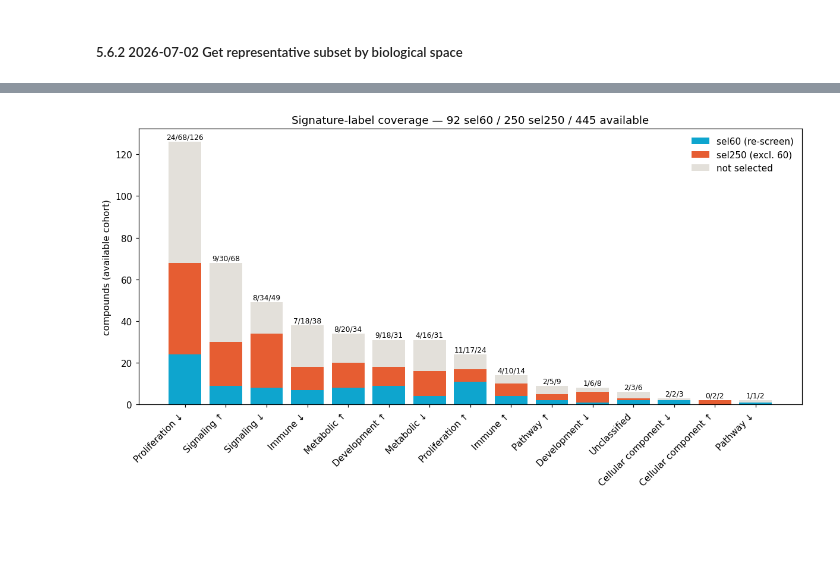
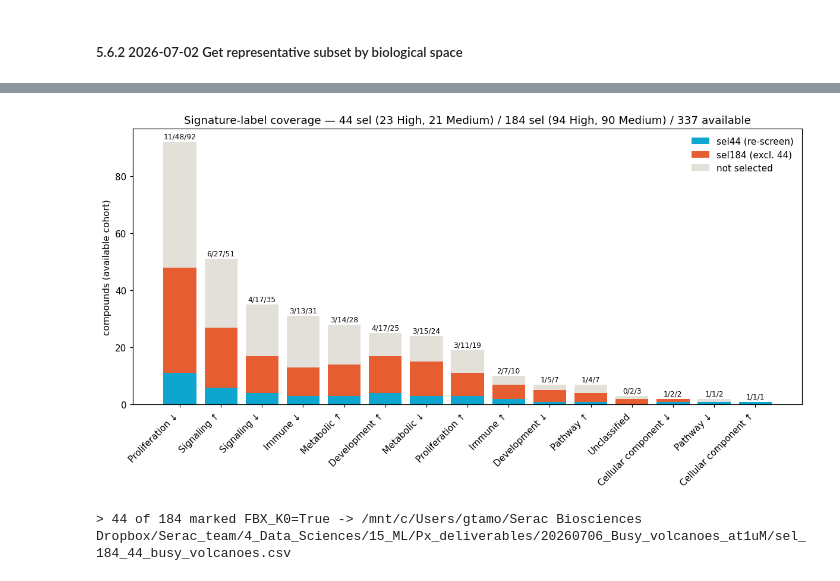
Before and after one commit to gtamo39/MS_ML, a Jupyter notebook: vignettes/MS_TargetML.ipynb, the cells around one changed output, grey strips where cells are left out. Drawn from its saved outputs; the diff is of its cells as text; code cells hidden in the pictures; blank space fills up the shorter version.

Commit message:
184 + 44 busy cmps delivered

```diff
--- a/vignettes/MS_TargetML.ipynb
+++ b/vignettes/MS_TargetML.ipynb
@@ -2433,8 +2421,8 @@ Name: count, dtype: int64
 ## show embedding space — same PCoA (chemical) 2D twice: (left) coloured by k-means cluster with the
 ## selected medoids in black; (right) coloured by dominant Hallmark signature label. Clusters were formed
 ## in the JOINT chem+signature space, so some overlap in the 2D chemical PCoA is expected.
-if 'signature_label' not in sel250.columns:
-    sel250 = pd.merge(sel250, sig_labels)
+if 'signature_label' not in sel184_sig.columns:
+    sel184_sig = pd.merge(sel184_sig, sig_labels)
 
 _emb = chem[['Axis.1', 'Axis.2']].copy()
 _emb['cluster'] = km.labels_.astype(str)                     # categorical labels for the plotter
@@ -2464,27 +2452,27 @@ plt.show()
 # %%
 ## Signature-label coverage — per label, the available cohort split into nested subsets:
 ## sel60 re-screen (azure, bottom) ⊂ the 250 (ember) ⊂ not-selected (paper). Bar height = total available;
-## azure + ember = the 250 selected. Annotated sel60/sel250/total.
+## azure + ember = the 250 selected. Annotated sel60/sel184_sig/total.
 _avail = (sig_labels.set_index('compound')['signature_label']
           .reindex(MF_sel['compound']).fillna('Unclassified'))
 _cov = pd.DataFrame({'total': _avail.value_counts()})
-_cov['sel250'] = _avail[_avail.index.isin(sel250['compound'])].value_counts().reindex(_cov.index).fillna(0).astype(int)
+_cov['sel184_sig'] = _avail[_avail.index.isin(sel184_sig['compound'])].value_counts().reindex(_cov.index).fillna(0).astype(int)
 _cov['sel60'] = _avail[_avail.index.isin(sel60['compound'])].value_counts().reindex(_cov.index).fillna(0).astype(int)
 _cov = _cov.sort_values('total', ascending=False)
-_cov['ember'] = _cov['sel250'] - _cov['sel60']       # in the 250 but not the 60
-_cov['paper'] = _cov['total'] - _cov['sel250']       # available but not selected
+_cov['ember'] = _cov['sel184_sig'] - _cov['sel60']       # in the 250 but not the 60
+_cov['paper'] = _cov['total'] - _cov['sel184_sig']       # available but not selected
 
 fig, ax = plt.subplots(figsize=(11, 6), dpi=110)
 _x = range(len(_cov))
 ax.bar(_x, _cov['sel60'], color=SERAC_C['azure'], label='sel60 (re-screen)')
-ax.bar(_x, _cov['ember'], bottom=_cov['sel60'], color=SERAC_C['ember'], label='sel250 (excl. 60)')
-ax.bar(_x, _cov['paper'], bottom=_cov['sel250'], color=SERAC_C['paper'], label='not selected')
+ax.bar(_x, _cov['ember'], bottom=_cov['sel60'], color=SERAC_C['ember'], label='sel184_sig (excl. 60)')
+ax.bar(_x, _cov['paper'], bottom=_cov['sel184_sig'], color=SERAC_C['paper'], label='not selected')
 ax.set_xticks(list(_x))
 ax.set_xticklabels(_cov.index, rotation=45, ha='right')
 ax.set_ylabel('compounds (available cohort)')
-ax.set_title(f'Signature-label coverage — {int(_cov.sel60.sum())} sel60 / {int(_cov.sel250.sum())} sel250 / {int(_cov.total.sum())} available')
+ax.set_title(f'Signature-label coverage — {int(_cov.sel60.sum())} sel60 / {int(_cov.sel184_sig.sum())} sel184_sig / {int(_cov.total.sum())} available')
 for i, r in enumerate(_cov.itertuples()):
-    ax.text(i, r.total + 0.5, f'{r.sel60}/{r.sel250}/{r.total}', ha='center', va='bottom', fontsize=8)
+    ax.text(i, r.total + 0.5, f'{r.sel60}/{r.sel184_sig}/{r.total}', ha='center', va='bottom', fontsize=8)
 ax.legend(frameon=False)
 plt.tight_layout()
 plt.show()
@@ -2608,29 +2628,46 @@ Name: count, dtype: int64
 # %%
 ## Signature-label coverage — per label, the available cohort split into nested subsets:
-## sel60 re-screen (azure, bottom) ⊂ the 250 (ember) ⊂ not-selected (paper). Bar height = total available;
-## azure + ember = the 250 selected. Annotated sel60/sel250/total.
+## sel44 re-screen (azure, bottom) ⊂ the 184 (ember) ⊂ not-selected (paper). Bar height = total available;
+## azure + ember = the 184 selected. Annotated sel44/sel184/total.
 _avail = (sig_labels.set_index('compound')['signature_label']
           .reindex(MF_sel['compound']).fillna('Unclassified'))
 _cov = pd.DataFrame({'total': _avail.value_counts()})
-_cov['sel250'] = _avail[_avail.index.isin(sel250['compound'])].value_counts().reindex(_cov.index).fillna(0).astype(int)
-_cov['sel60'] = _avail[_avail.index.isin(sel60['compound'])].value_counts().reindex(_cov.index).fillna(0).astype(int)
+_cov['sel184'] = _avail[_avail.index.isin(sel184_sig['compound'])].value_counts().reindex(_cov.index).fillna(0).astype(int)
+_cov['sel44'] = _avail[_avail.index.isin(sel44_sig['compound'])].value_counts().reindex(_cov.index).fillna(0).astype(int)
 _cov = _cov.sort_values('total', ascending=False)
-_cov['ember'] = _cov['sel250'] - _cov['sel60']       # in the 250 but not the 60
-_cov['paper'] = _cov['total'] - _cov['sel250']       # available but not selected
+_cov['ember'] = _cov['sel184'] - _cov['sel44']       # in the 184 but not the 44
+_cov['paper'] = _cov['total'] - _cov['sel184']       # available but not selected
 
 fig, ax = plt.subplots(figsize=(11, 6), dpi=110)
 _x = range(len(_cov))
-ax.bar(_x, _cov['sel60'], color=SERAC_C['azure'], label='sel60 (re-screen)')
-ax.bar(_x, _cov['ember'], bottom=_cov['sel60'], color=SERAC_C['ember'], label='sel250 (excl. 60)')
-ax.bar(_x, _cov['paper'], bottom=_cov['sel250'], color=SERAC_C['paper'], label='not selected')
+ax.bar(_x, _cov['sel44'], color=SERAC_C['azure'], label='sel44 (re-screen)')
+ax.bar(_x, _cov['ember'], bottom=_cov['sel44'], color=SERAC_C['ember'], label='sel184 (excl. 44)')
+ax.bar(_x, _cov['paper'], bottom=_cov['sel184'], color=SERAC_C['paper'], label='not selected')
 ax.set_xticks(list(_x))
 ax.set_xticklabels(_cov.index, rotation=45, ha='right')
 ax.set_ylabel('compounds (available cohort)')
-ax.set_title(f'Signature-label coverage — {int(_cov.sel60.sum())} sel60 / {int(_cov.sel250.sum())} sel250 / {int(_cov.total.sum())} available')
+def _hm(df):                                       # (High, Medium) counts of a selection
+    a = df['activity'].astype(str)
+    return int(a.str.startswith('High').sum()), int(a.str.startswith('Medium').sum())
+_nH44, _nM44 = _hm(sel44_sig)
+_nH184, _nM184 = _hm(sel184_sig)
+ax.set_title(f'Signature-label coverage — {int(_cov.sel44.sum())} sel ({_nH44} High, {_nM44} Medium) / '
+             f'{int(_cov.sel184.sum())} sel ({_nH184} High, {_nM184} Medium) / {int(_cov.total.sum())} available')
 for i, r in enumerate(_cov.itertuples()):
-    ax.text(i, r.total + 0.5, f'{r.sel60}/{r.sel250}/{r.total}', ha='center', va='bottom', fontsize=8)
+    ax.text(i, r.total + 0.5, f'{r.sel44}/{r.sel184}/{r.total}', ha='center', va='bottom', fontsize=8)
 ax.legend(frameon=False)
 plt.tight_layout()
 plt.show()
 # %% [output]
-[figure, old version]
+[figure, new version]
+# %%
+## final deliverable:
+db_f = DROPBOX_ML+'Px_deliverables/20260706_Busy_volcanoes_at1uM/sel_184_44_busy_volcanoes.csv'
+sel184_44_sig = sel184_sig.copy().assign(FBX_K0 = False)
+## mark the 44 re-screen picks True within the 184
+sel184_44_sig.loc[sel184_44_sig['compound'].isin(sel44_sig['compound']), 'FBX_K0'] = True
+os.makedirs(os.path.dirname(db_f), exist_ok=True)
+sel184_44_sig.to_csv(db_f, index=False)
+print(f'> {int(sel184_44_sig["FBX_K0"].sum())} of {len(sel184_44_sig)} marked FBX_K0=True -> {db_f}')
+# %% [output]
+> 44 of 184 marked FBX_K0=True -> /mnt/c/Users/gtamo/Serac Biosciences Dropbox/Serac_team/4_Data_Sciences/15_ML/Px_deliverables/20260706_Busy_volcanoes_at1uM/sel_184_44_busy_volcanoes.csv
```
Also changed, not shown: parts of 10 cells of this notebook, 3 other files.
